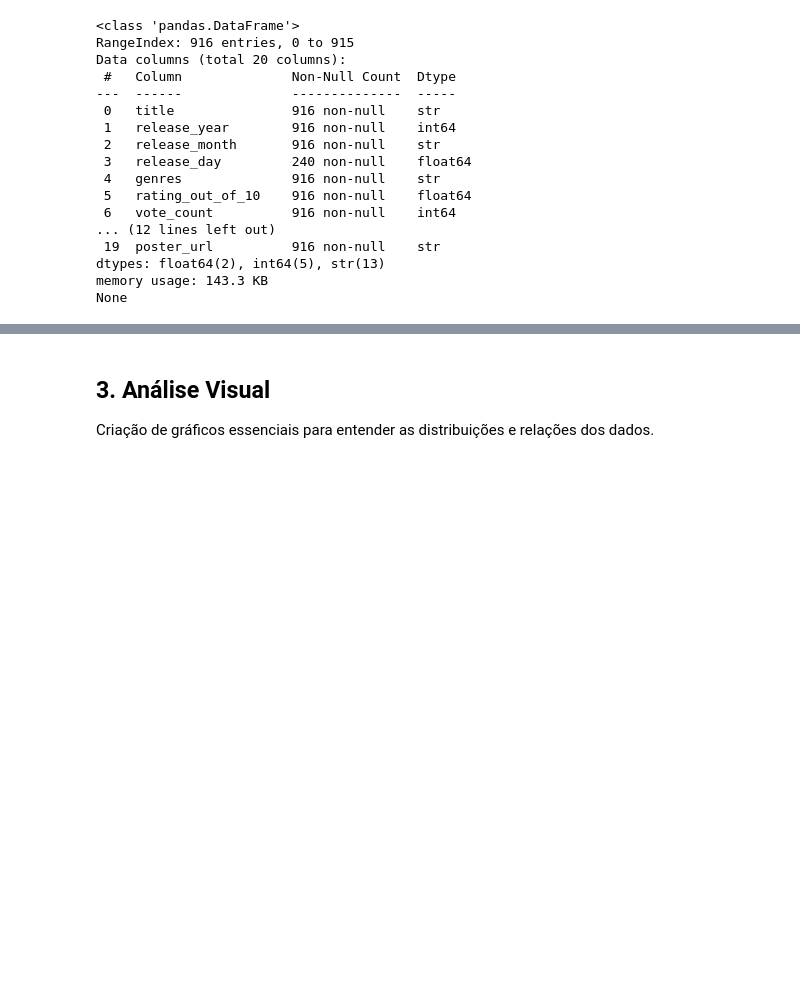
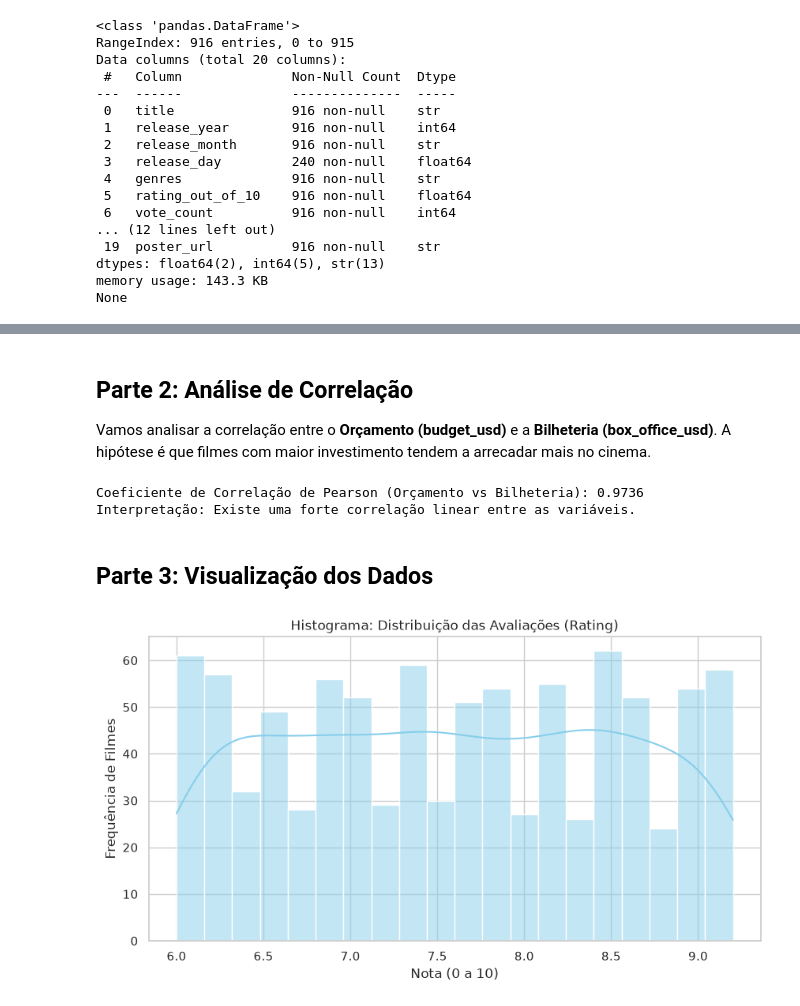
Before and after one commit to scopeltmz/Ciencia-de-Dados, a Jupyter notebook: AED.ipynb, the cells around one changed output, grey strips where cells are left out. Cells and saved outputs as stored; diff of their text form; code cells hidden in the pictures; blank space fills up the shorter version.

```diff
--- a/AED.ipynb
+++ b/AED.ipynb
@@ -101,3 +146,30 @@ Mediana das Avaliações: 7.6
 # %% [markdown]
-## 3. Análise Visual
-Criação de gráficos essenciais para entender as distribuições e relações dos dados.
+## Parte 2: Análise de Correlação
+Vamos analisar a correlação entre o **Orçamento (budget_usd)** e a **Bilheteria (box_office_usd)**. A hipótese é que filmes com maior investimento tendem a arrecadar mais no cinema.
+# %%
+# Calculando o Coeficiente de Correlação de Pearson
+correlacao = df['budget_usd'].corr(df['box_office_usd'], method='pearson')
+
+print(f"Coeficiente de Correlação de Pearson (Orçamento vs Bilheteria): {correlacao:.4f}")
+
+# Regra de interpretação simples
+if abs(correlacao) >= 0.70:
+    print("Interpretação: Existe uma forte correlação linear entre as variáveis.")
+elif abs(correlacao) >= 0.40:
+    print("Interpretação: Existe uma correlação linear moderada entre as variáveis.")
+else:
+    print("Interpretação: A correlação linear é fraca.")
+# %% [output]
+Coeficiente de Correlação de Pearson (Orçamento vs Bilheteria): 0.9736
+Interpretação: Existe uma forte correlação linear entre as variáveis.
+# %% [markdown]
+## Parte 3: Visualização dos Dados
+# %%
+plt.figure(figsize=(10, 5))
+sns.histplot(df['rating_out_of_10'], bins=20, kde=True, color='skyblue')
+plt.title('Histograma: Distribuição das Avaliações (Rating)')
+plt.xlabel('Nota (0 a 10)')
+plt.ylabel('Frequência de Filmes')
+plt.show()
+# %% [output]
+[figure, added]
```
Also changed, not shown: parts of 7 cells of this notebook.
